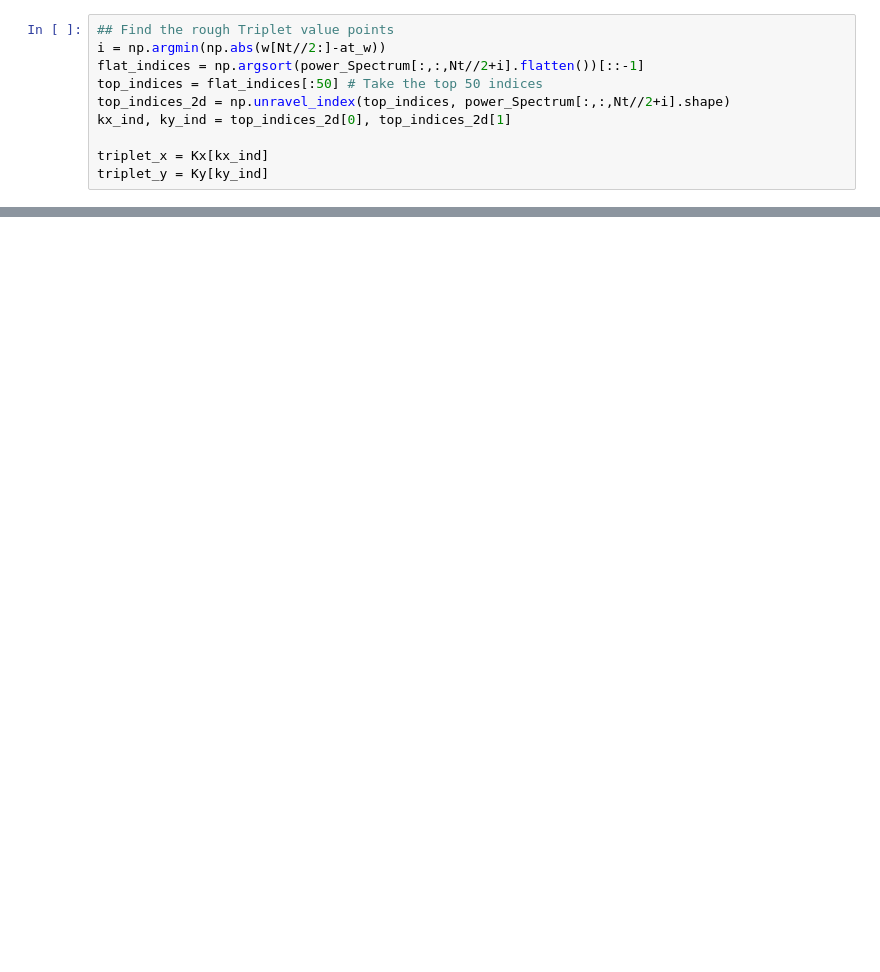
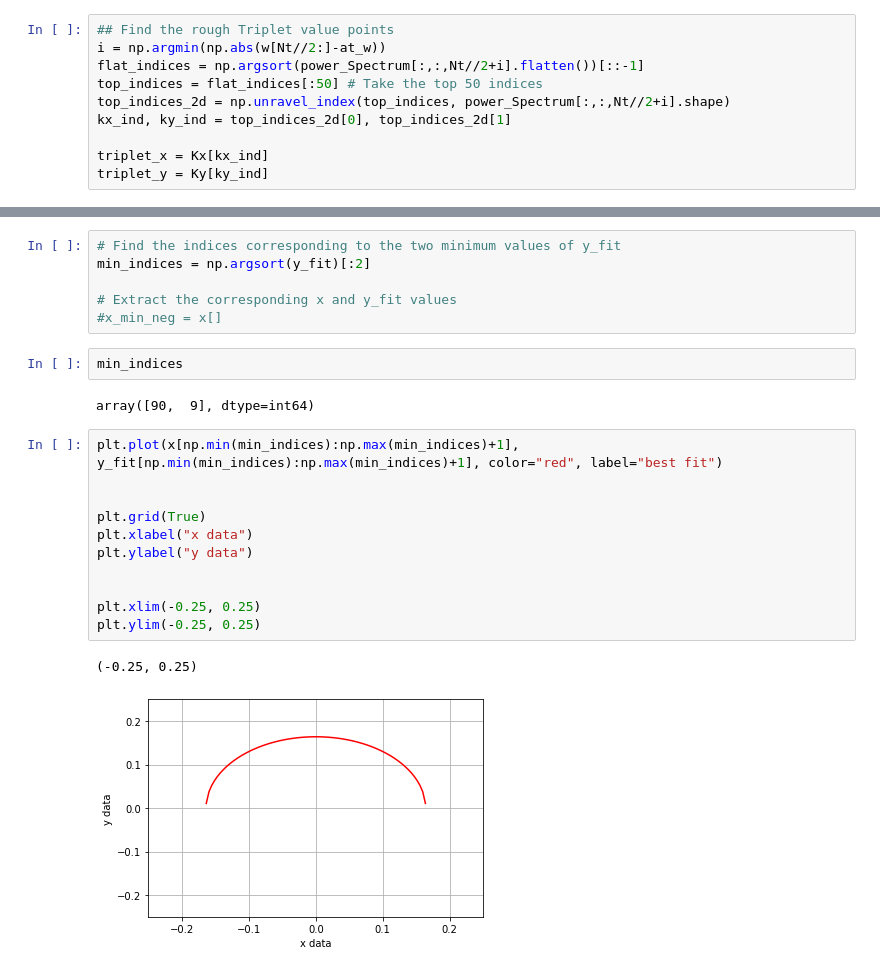
Before and after one commit to joeyanderson1/4th-Year-Thesis, a Jupyter notebook: Triplet Method - Ellipse Fit .ipynb, the cells around one changed output, grey strips where cells are left out. Saved outputs shown, nothing was run; the diff lists cells and outputs as text; blank space fills up the shorter version.

```diff
--- a/Triplet Method - Ellipse Fit .ipynb
+++ b/Triplet Method - Ellipse Fit .ipynb
@@ -211,0 +272,24 @@ plt.legend();
+# %%
+# Find the indices corresponding to the two minimum values of y_fit
+min_indices = np.argsort(y_fit)[:2]
+
+# Extract the corresponding x and y_fit values
+#x_min_neg = x[]
+# %%
+min_indices
+# %% [output]
+array([90,  9], dtype=int64)
+# %%
+plt.plot(x[np.min(min_indices):np.max(min_indices)+1], y_fit[np.min(min_indices):np.max(min_indices)+1], color="red", label="best fit")
+
+
+plt.grid(True)
+plt.xlabel("x data")
+plt.ylabel("y data")
+
+
+plt.xlim(-0.25, 0.25)
+plt.ylim(-0.25, 0.25)
+# %% [output]
+(-0.25, 0.25)
+[figure, added]
```
Also changed, not shown: parts of 10 cells of this notebook.
